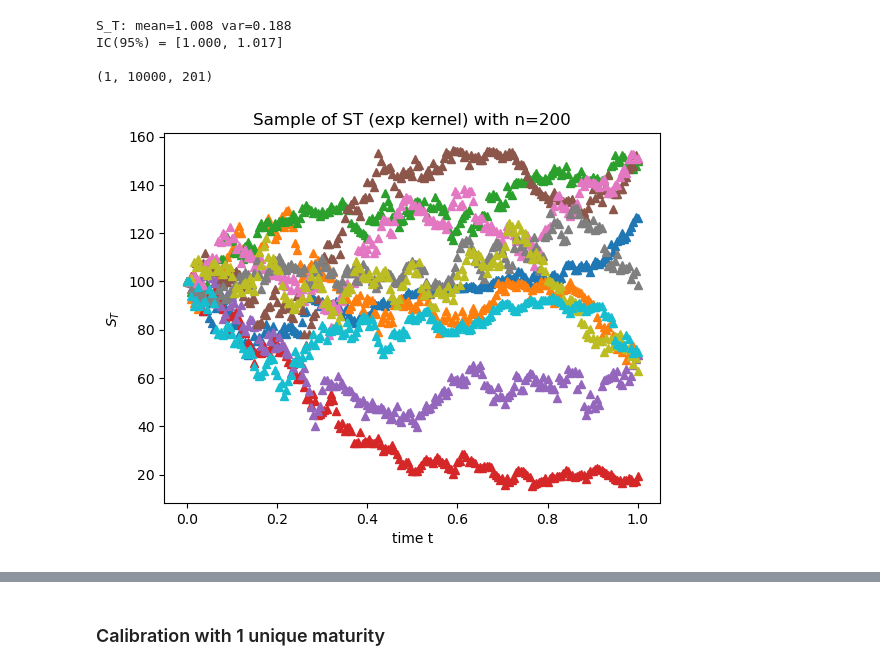
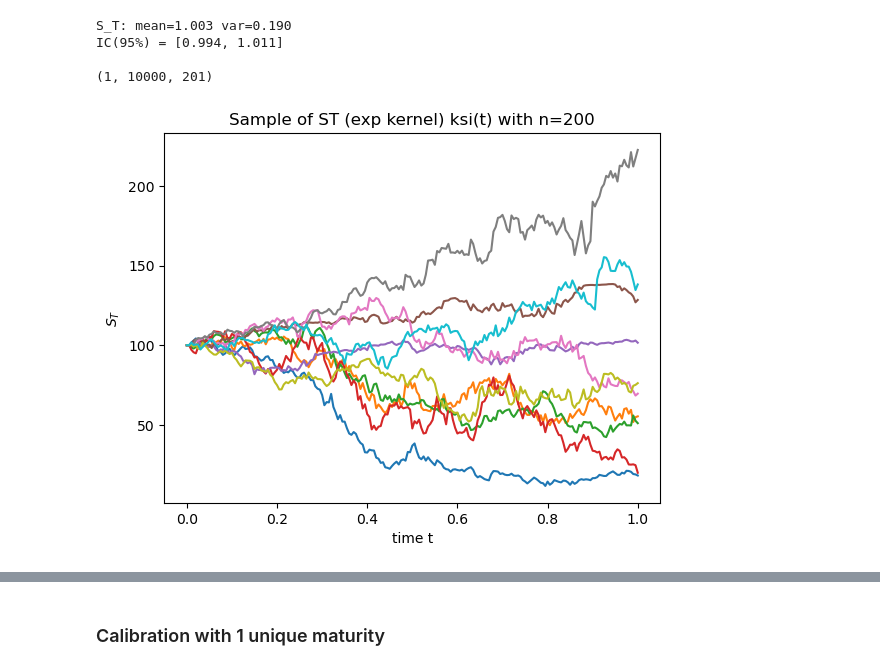
Before and after one commit to GearlessJohn/deep-pricing, a Jupyter notebook: src/simulation_Xt_V1.ipynb, the cells around one changed output, grey strips where cells are left out. Saved outputs shown, nothing was run; the diff lists cells and outputs as text; code cells hidden in the pictures.

```diff
--- a/src/simulation_Xt_V1.ipynb
+++ b/src/simulation_Xt_V1.ipynb
@@ -286,8 +286,12 @@ def Sigma(X, vars, ksi=0.5, a0=1, a1=1):
 def Sigma_1(X, ksi=0.5, b=1, lam=1, eta=1, T=1):
     times = np.linspace(0, T, n + 1)[1:]
     return  ksi*np.exp(b*X)/ np.exp(b**2 * eta**2 * (1-np.exp(-2*lam*times))/(2*lam))
+
+def Sigma_ksit(X, T, vars, alpha0=0.2, alpha1=1, beta=1, a0=1, a1=1):
+    tn = np.linspace(0, T, n + 1)[1:]
+    return ((a0 + a1*X) / np.sqrt(a0**2 + a1**2*vars)) * (alpha0*np.exp(-beta*tn)+alpha1*(1-np.exp(-beta*tn)))
 # %%
-def sample_S_exp(rho=0.5, lam=1, eta=1, ksi=0.5, a0=1, T=[1.5], b=1, pre=False, sig="poly"):
+def sample_S_exp(rho=0.5, lam=1, eta=1, ksi=0.5, a0=1, T=[1.5], b=1, alpha0=0.2, alpha1=1, beta=1, pre=False, sig="poly"):
     sample=[]
 
     for T_unique in np.unique(T):
@@ -299,6 +303,8 @@ def sample_S_exp(rho=0.5, lam=1, eta=1, ksi=0.5, a0=1, T=[1.5], b=1, pre=False,
             sigma = np.hstack((np.zeros(repeat).reshape(-1,1), Sigma(X_sample, vars, ksi=ksi, a0=a0)))
         elif sig=="exp":
             sigma = np.hstack((np.zeros(repeat).reshape(-1,1), Sigma_1(X_sample, ksi=ksi, b=b, lam=lam, eta=eta, T=T_unique)))
+        elif sig=="ksit":
+            sigma = np.hstack((np.zeros(repeat).reshape(-1,1), Sigma_ksit(X_sample, T=T_unique, vars=vars, alpha0=alpha0, alpha1=alpha1, beta=beta, a0=a0)))
 
         B_sample =  np.hstack((np.zeros(repeat).reshape(-1,1), sample_B(rho=rho,T=T_unique)))
         sum1 = np.cumsum((0.5*(sigma[:, :-1]+sigma[:, 1:]))**2*T_unique/n, axis=1)
@@ -372,23 +378,23 @@ def sample_S_exp_iso(rho=0.5, v=1, epsilon=1, H=0.5, ksi=0.5, a0=1, T=[1.5], pre
 # %%
 T = 1
 times = np.linspace(0, T, n + 1)
-sample = sample_S_exp(rho=-0.8, T=[1], pre=True)
+sample = sample_S_exp(rho=-0.8, T=[1], pre=True, sig="ksit")
 print(sample.shape)
 fig = plt.figure()
 ax = fig.add_subplot(111)
 
-ax.plot(times, 100*sample[0][:10].T, "^")
+ax.plot(times, 100*sample[0][:10].T, "-")
 
 ax.set_xlabel("time t")
 ax.set_ylabel("${S_T}$")
-ax.set_title(f"Sample of ST (exp kernel) with n={n}")
+ax.set_title(f"Sample of ST (exp kernel) ksi(t) with n={n}")
 plt.show()
 # %% [output]
-S_T: mean=1.008 var=0.188
-IC(95%) = [1.000, 1.017]
+S_T: mean=1.003 var=0.190
+IC(95%) = [0.994, 1.011]
 
 (1, 10000, 201)
-[figure, old version]
+[figure, new version]
 # %%
 T = 1
 times = np.linspace(0, T, n + 1)
```
Also changed, not shown: parts of 25 cells of this notebook.
